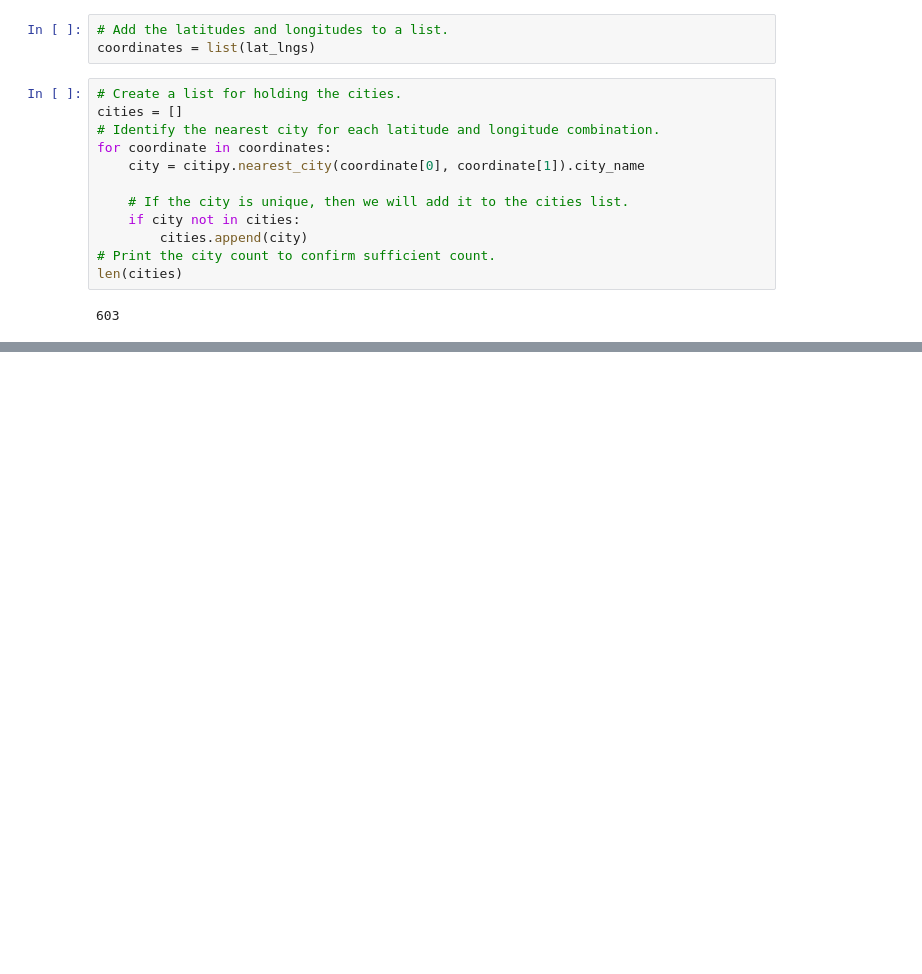
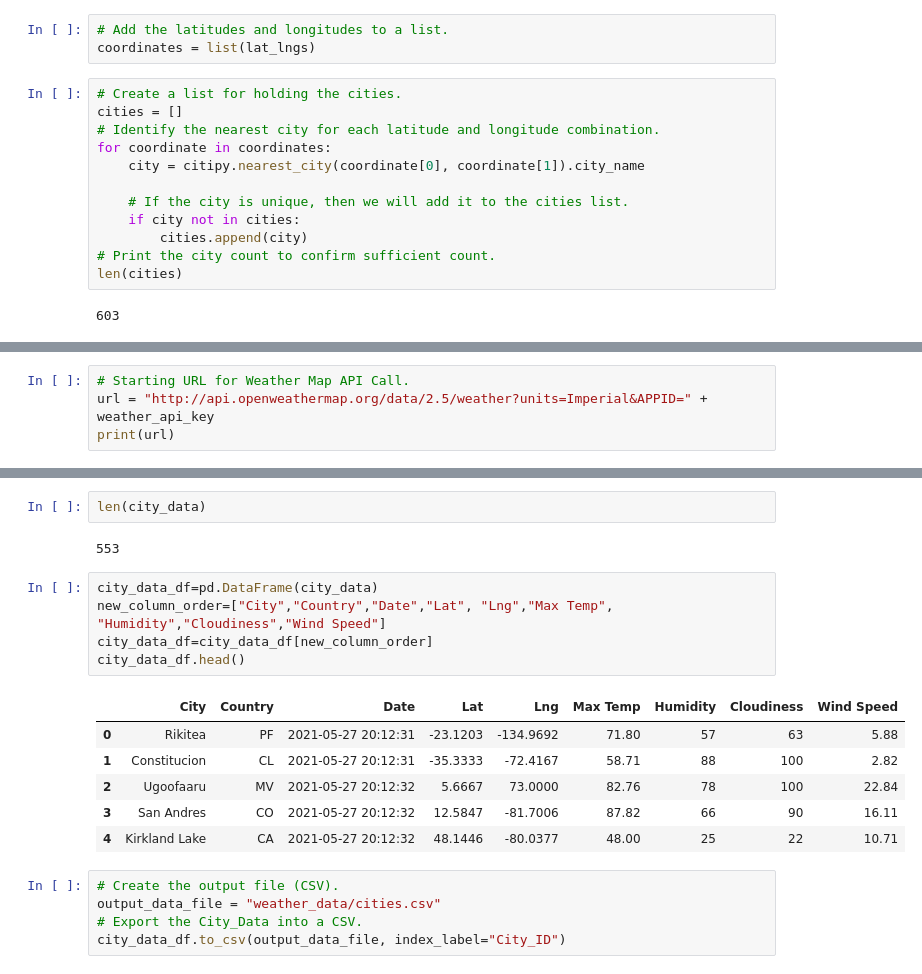
Before and after one commit to cfwest86/World_Weather_Analysis, a Jupyter notebook: WeatherPy.ipynb, the cells around one changed output, grey strips where cells are left out. Cells and saved outputs as stored; diff of their text form; blank space fills up the shorter version.

Commit message:
city list

```diff
--- a/WeatherPy.ipynb
+++ b/WeatherPy.ipynb
@@ -28,0 +38,4 @@ len(cities)
+# %%
+# Starting URL for Weather Map API Call.
+url = "http://api.openweathermap.org/data/2.5/weather?units=Imperial&APPID=" + weather_api_key
+print(url)
@@ -28,0 +121,21 @@ len(cities)
+# %%
+len(city_data)
+# %% [output]
+553
+# %%
+city_data_df=pd.DataFrame(city_data)
+new_column_order=["City","Country","Date","Lat", "Lng","Max Temp", "Humidity","Cloudiness","Wind Speed"]
+city_data_df=city_data_df[new_column_order]
+city_data_df.head()
+# %% [output]
+|  | City | Country | Date | Lat | Lng | Max Temp | Humidity | Cloudiness | Wind Speed |
+| 0 | Rikitea | PF | 2021-05-27 20:12:31 | -23.1203 | -134.9692 | 71.80 | 57 | 63 | 5.88 |
+| 1 | Constitucion | CL | 2021-05-27 20:12:31 | -35.3333 | -72.4167 | 58.71 | 88 | 100 | 2.82 |
+| 2 | Ugoofaaru | MV | 2021-05-27 20:12:32 | 5.6667 | 73.0000 | 82.76 | 78 | 100 | 22.84 |
+| 3 | San Andres | CO | 2021-05-27 20:12:32 | 12.5847 | -81.7006 | 87.82 | 66 | 90 | 16.11 |
+| 4 | Kirkland Lake | CA | 2021-05-27 20:12:32 | 48.1446 | -80.0377 | 48.00 | 25 | 22 | 10.71 |
+# %%
+# Create the output file (CSV).
+output_data_file = "weather_data/cities.csv"
+# Export the City_Data into a CSV.
+city_data_df.to_csv(output_data_file, index_label="City_ID")
```
Also changed, not shown: parts of 3 cells of this notebook, 3 other files.
